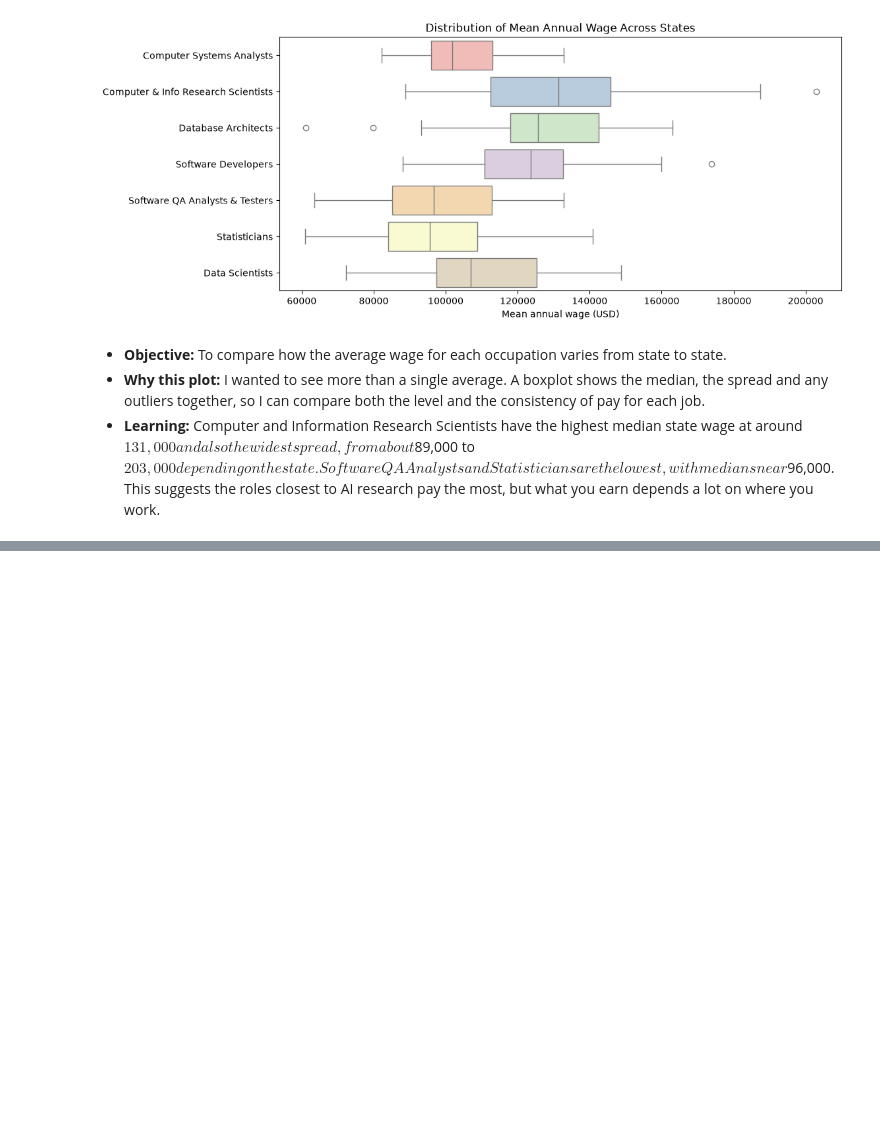
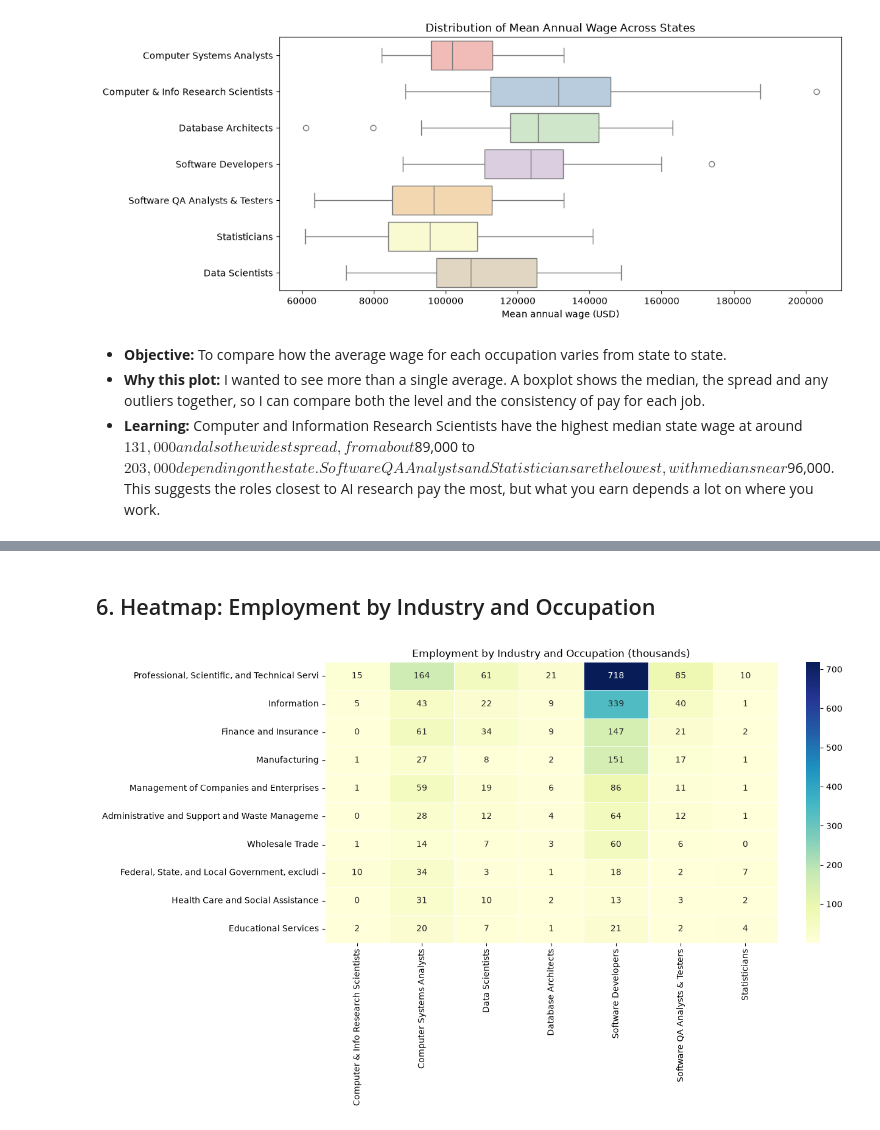
Before and after one commit to sheikhaDaMunda/DataVis_CA1, a Jupyter notebook: DataVis_CA1.ipynb, the cells around one changed output, grey strips where cells are left out. Saved outputs shown, nothing was run; the diff lists cells and outputs as text; code cells hidden in the pictures; blank space fills up the shorter version.

```diff
--- a/DataVis_CA1.ipynb
+++ b/DataVis_CA1.ipynb
@@ -141,0 +159,15 @@ plt.show()
+# %% [markdown]
+## 6. Heatmap: Employment by Industry and Occupation
+# %%
+pivot = industry.pivot_table(index="NAICS_TITLE", columns="JOB", values="TOT_EMP", aggfunc="sum")
+pivot = pivot.loc[pivot.sum(axis=1).sort_values(ascending=False).head(10).index]
+pivot.index = pivot.index.str.slice(0, 45)
+
+plt.figure(figsize=(12, 6))
+sns.heatmap(pivot / 1000, annot=True, fmt=".0f", cmap="YlGnBu", linewidths=0.5)
+plt.title("Employment by Industry and Occupation (thousands)")
+plt.xlabel("")
+plt.ylabel("")
+plt.show()
+# %% [output]
+[figure, added]
```
Also changed, not shown: parts of 4 cells of this notebook.
